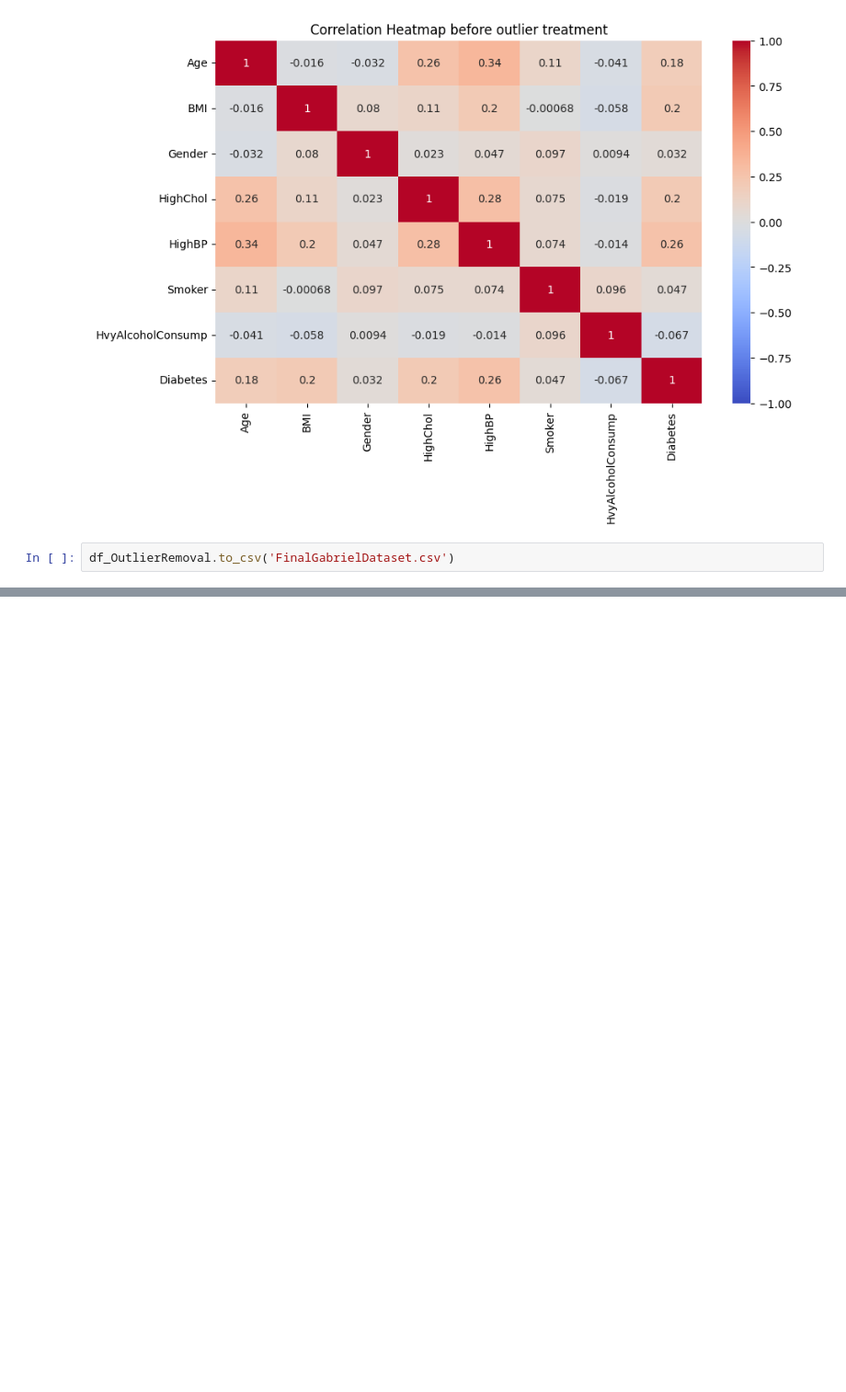
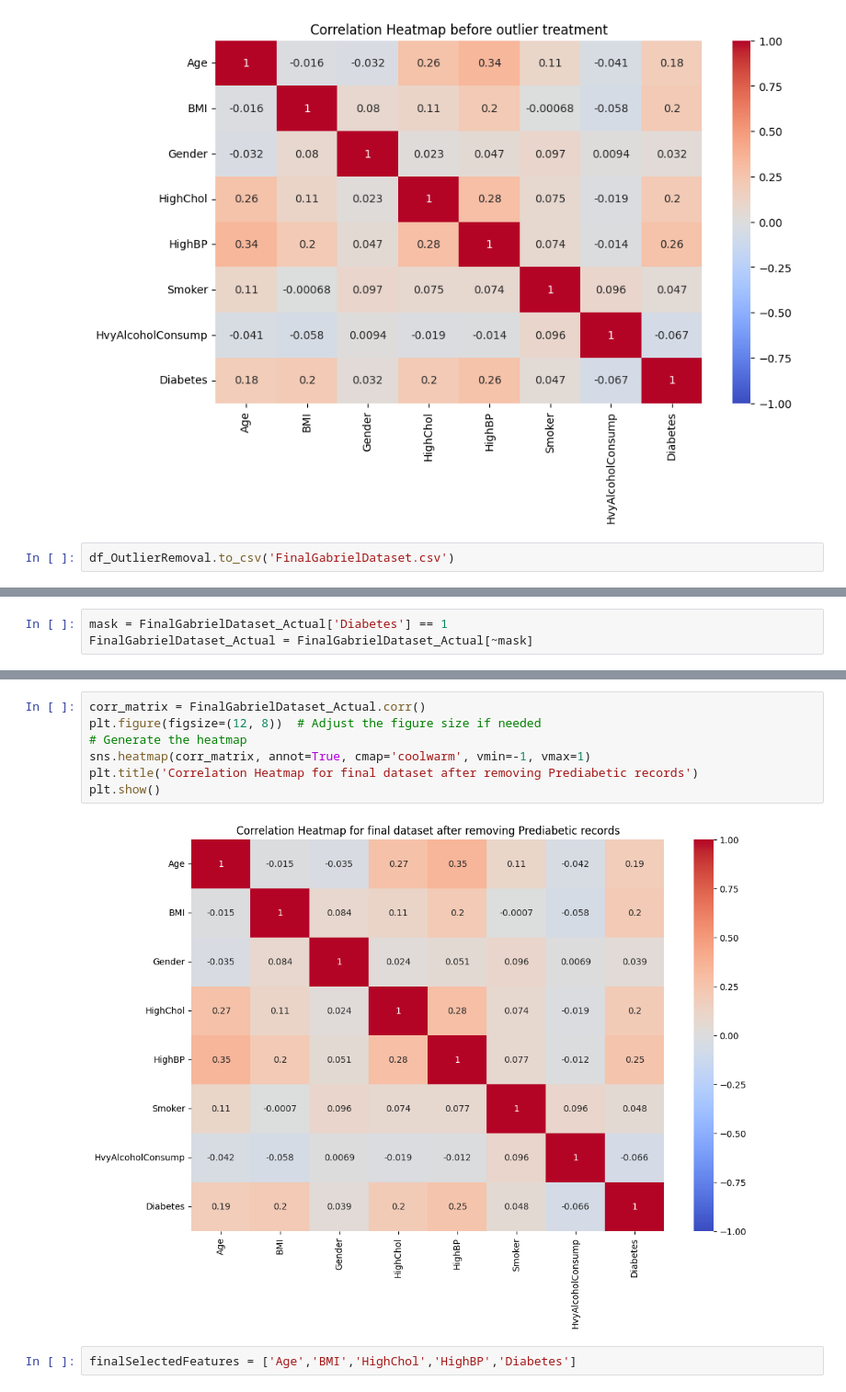
Before and after one commit to pdpavandesai/MergingDiabetesData, a Jupyter notebook: GabrielDatasetAnalysis.ipynb, the cells around one changed output, grey strips where cells are left out. Shown at 92% size. Drawn from its saved outputs; the diff is of its cells as text; blank space fills up the shorter version.

```diff
--- a/GabrielDatasetAnalysis.ipynb
+++ b/GabrielDatasetAnalysis.ipynb
@@ -490,0 +515,3 @@ df_OutlierRemoval.to_csv('FinalGabrielDataset.csv')
+# %%
+mask = FinalGabrielDataset_Actual['Diabetes'] == 1
+FinalGabrielDataset_Actual = FinalGabrielDataset_Actual[~mask]
@@ -490,0 +540,11 @@ df_OutlierRemoval.to_csv('FinalGabrielDataset.csv')
+# %%
+corr_matrix = FinalGabrielDataset_Actual.corr()
+plt.figure(figsize=(12, 8))  # Adjust the figure size if needed
+# Generate the heatmap
+sns.heatmap(corr_matrix, annot=True, cmap='coolwarm', vmin=-1, vmax=1)
+plt.title('Correlation Heatmap for final dataset after removing Prediabetic records')
+plt.show()
+# %% [output]
+[figure, added]
+# %%
+finalSelectedFeatures = ['Age','BMI','HighChol','HighBP','Diabetes']
```
Also changed, not shown: parts of 8 cells of this notebook.
